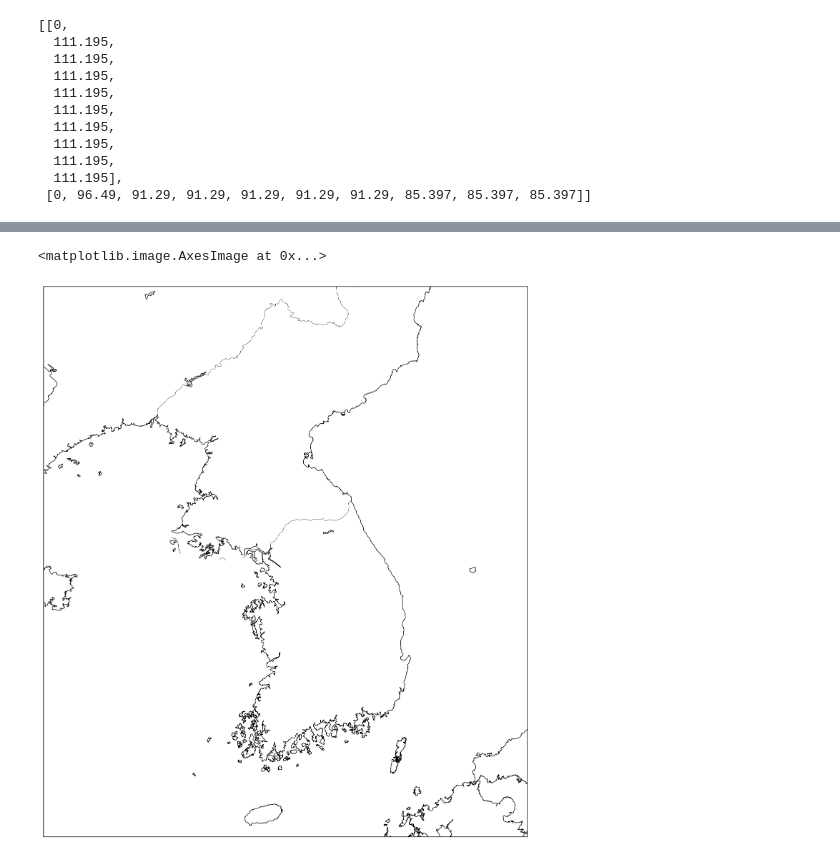
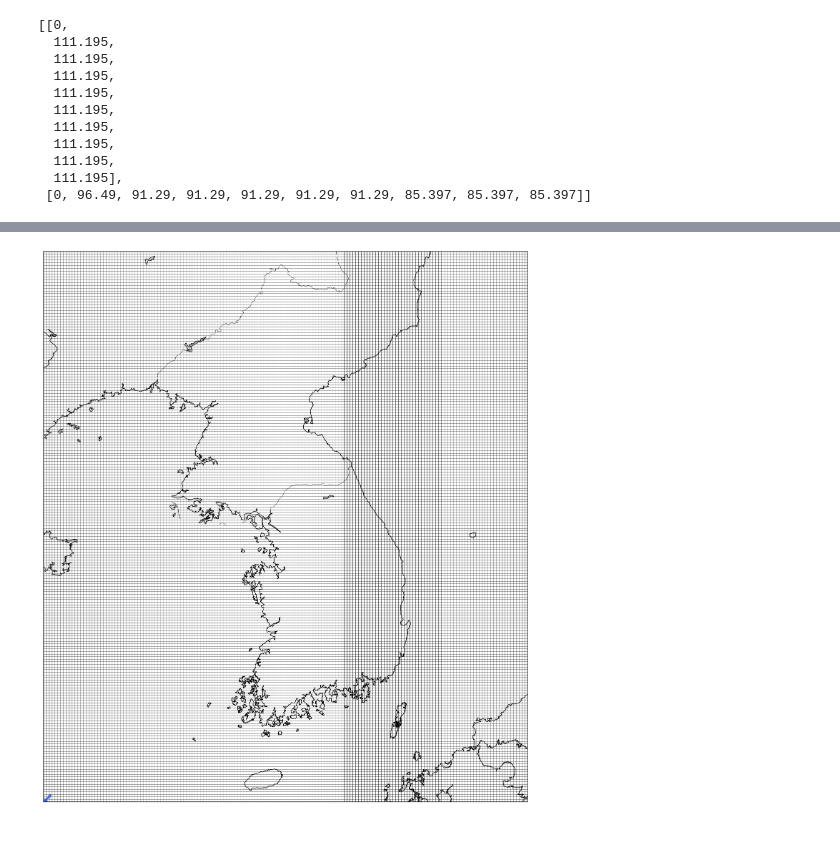
Before and after one commit to Predicting-marine-traffic-conditions/Predict-Maritime-Congestion_Sol2, a Jupyter notebook: PredictMaineCongestion.ipynb, the cells around one changed output, grey strips where cells are left out. Saved outputs shown, nothing was run; the diff lists cells and outputs as text; code cells hidden in the pictures.

```diff
--- a/PredictMaineCongestion.ipynb
+++ b/PredictMaineCongestion.ipynb
@@ -100,0 +104,23 @@ grid_lon = [x+y for x,y in zip(grid_lon, collection_grid_lon)]
+# %%
+def draw_basemap_grid(lats, lons, m):
+    x, y = m(lons, lats)
+    xy = zip(x, y)
+    poly = Polygon(list(xy), facecolor="none", edgecolor='black', lw=0.7, alpha=0.4)
+    plt.gca().add_patch(poly)
+    return poly
+# %%
+DATA_DIR = "data/AIS/"
+skiprow_count = 2
+
+f = open(DATA_DIR+'Dynamic_20200203.csv', 'r', encoding='cp949')
+for i in range(0, skiprow_count):
+    line = f.readline()
+    if not line: break
+    print(line)
+f.close()
+
+ais = pd.read_csv(DATA_DIR+'Dynamic_20200203.csv',
+                  encoding='cp949', sep='\s+|,', engine='python',
+                  skiprows=range(0, skiprow_count),
+                  names=['MMSI','일자', '시간', '위도','경도', 'SOG', 'COG', 'Heading'])
+print('len AIS:' + str(len(ais)))
@@ -101,15 +149,24 @@ grid_lon = [x+y for x,y in zip(grid_lon, collection_grid_lon)]
 # %%
 f = plt.figure(figsize=[20,20])
 m = Basemap(llcrnrlon = base_lon[0], llcrnrlat = base_lat[0],
             urcrnrlon = base_lon[1], urcrnrlat = base_lat[1],
             resolution='h', projection='merc',)
 m.drawcoastlines()
 m.drawcountries()
 m.drawmapboundary()
 m.shadedrelief()
 
-# m.drawmeridians(np.arange(base_lon[0], base_lon[1], 0.5))
-# m.drawparallels(np.arange(base_lat[0], base_lat[1], 0.5))
+grid_map = {}
+for ilon in range(1, len(grid_lon)):
+    for ilat in range(1, len(grid_lat)):
+        lats = [grid_lat[ilat-1], grid_lat[ilat], grid_lat[ilat], grid_lat[ilat-1]]
+        lons = [grid_lon[ilon-1], grid_lon[ilon-1], grid_lon[ilon], grid_lon[ilon]]
+        p = draw_basemap_grid(lats, lons, m)
+        key = '(%d,%d)'%(ilon-1, ilat-1)
+        grid_map[key] = p
+
+xy = ais
+plt.plot(xy.경도, xy.위도, 'o', c='royalblue', alpha=0.1, markersize=0.5)
+plt.show()
 # %% [output]
-<matplotlib.image.AxesImage at 0x...>
-[figure, old version]
+[figure, new version]
```
Also changed, not shown: parts of 7 cells of this notebook.
